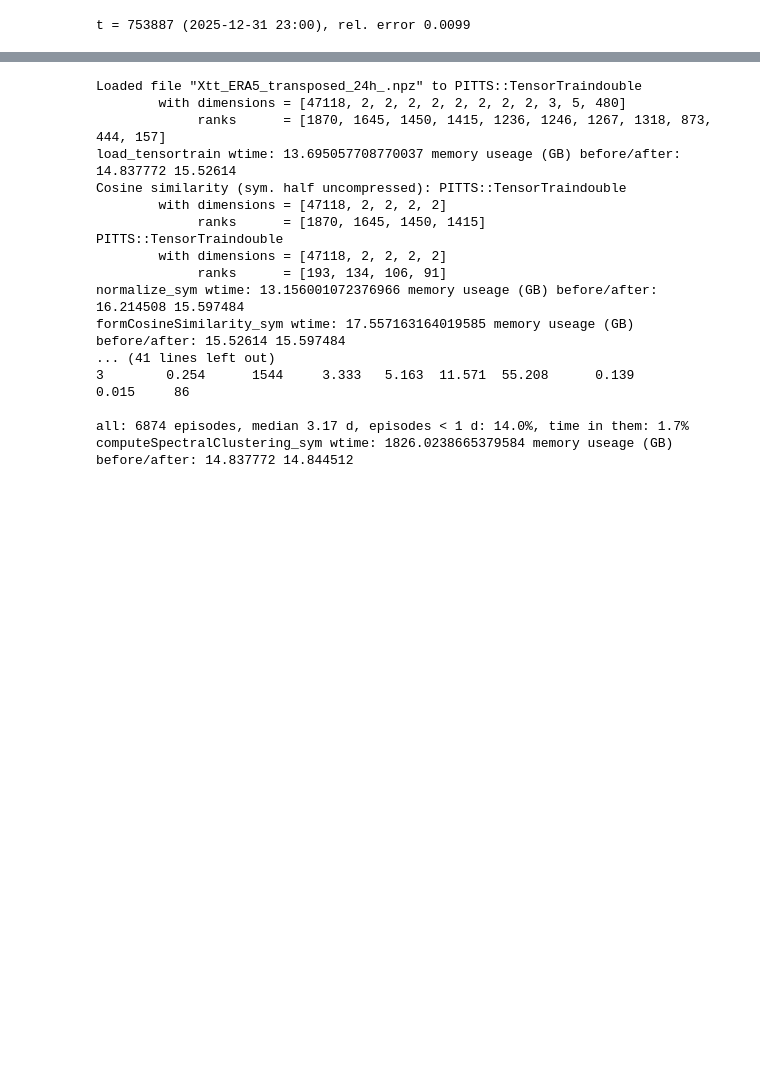
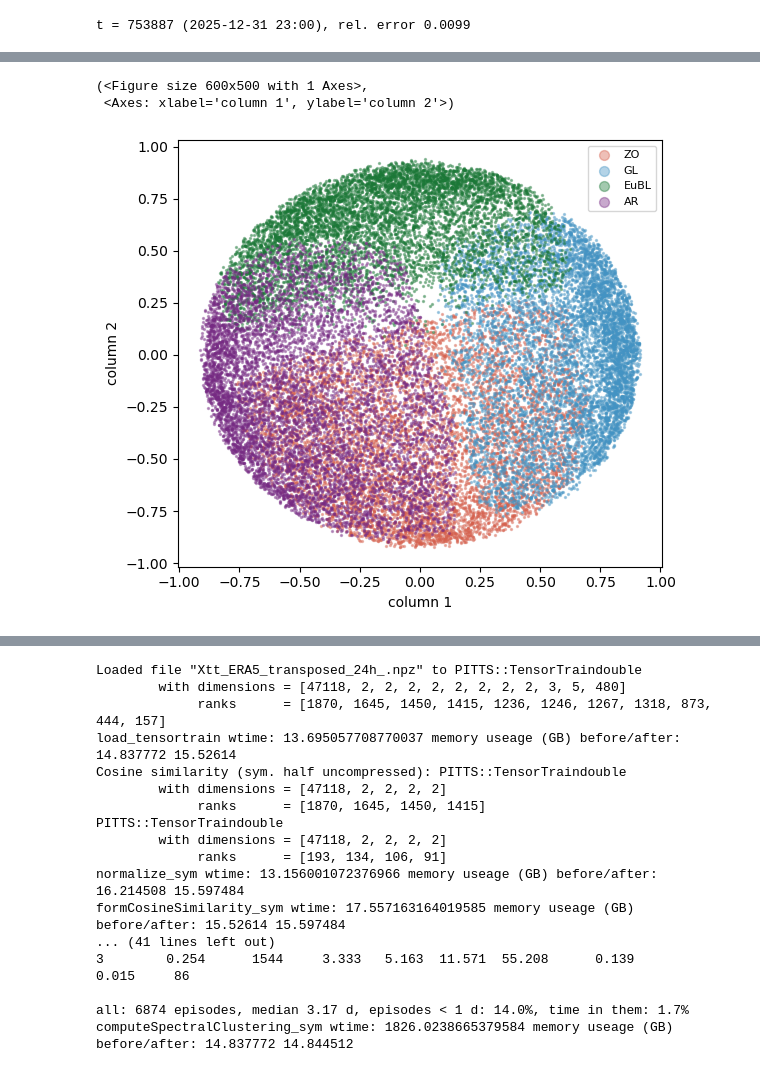
Before and after one commit to melven/pitts, a Jupyter notebook: examples/Interactive_ERA5_thesis.ipynb, the cells around one changed output, grey strips where cells are left out. Saved outputs shown, nothing was run; the diff lists cells and outputs as text; code cells hidden in the pictures; blank space fills up the shorter version.

```diff
--- a/examples/Interactive_ERA5_thesis.ipynb
+++ b/examples/Interactive_ERA5_thesis.ipynb
@@ -1400,7 +1405,11 @@ def plot_embedding(Y, labels, dims=(1, 2), names=None, n=30000, normalize=False,
     return fig, ax
 # %%
 # eigenvector embedding
-plot_embedding(V, labels_sym_stable, dims=(1,2), names=('ZO', 'GL', 'EuBL', 'AR'))
+plot_embedding(V_sym, labels_sym_stable, dims=(1,2), names=('ZO', 'GL', 'EuBL', 'AR'))
+# %% [output]
+(<Figure size 600x500 with 1 Axes>,
+ <Axes: xlabel='column 1', ylabel='column 2'>)
+[figure, added]
 # %%
 # for pca embedding
 def extractSampleSingularVectors(Xtt, sample_dims, feature_dims, n, tolerance=1.e-4):
```
Also changed, not shown: parts of 31 cells of this notebook.
